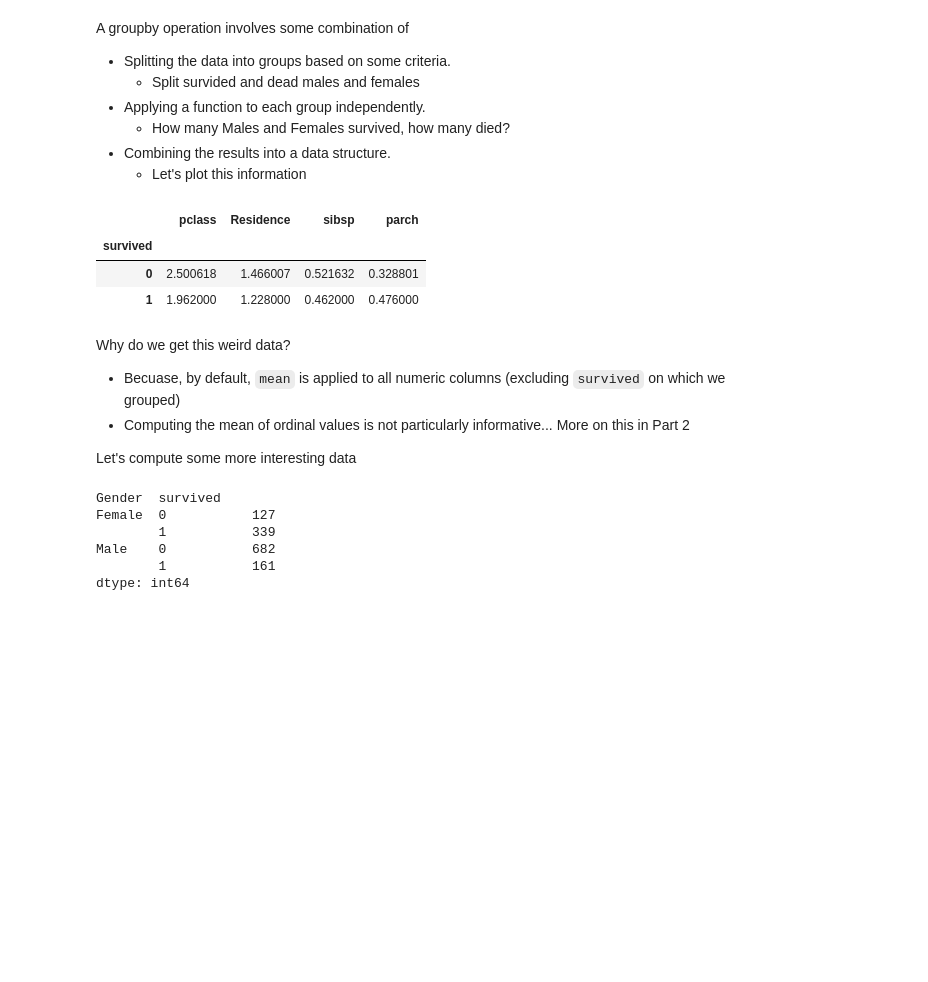
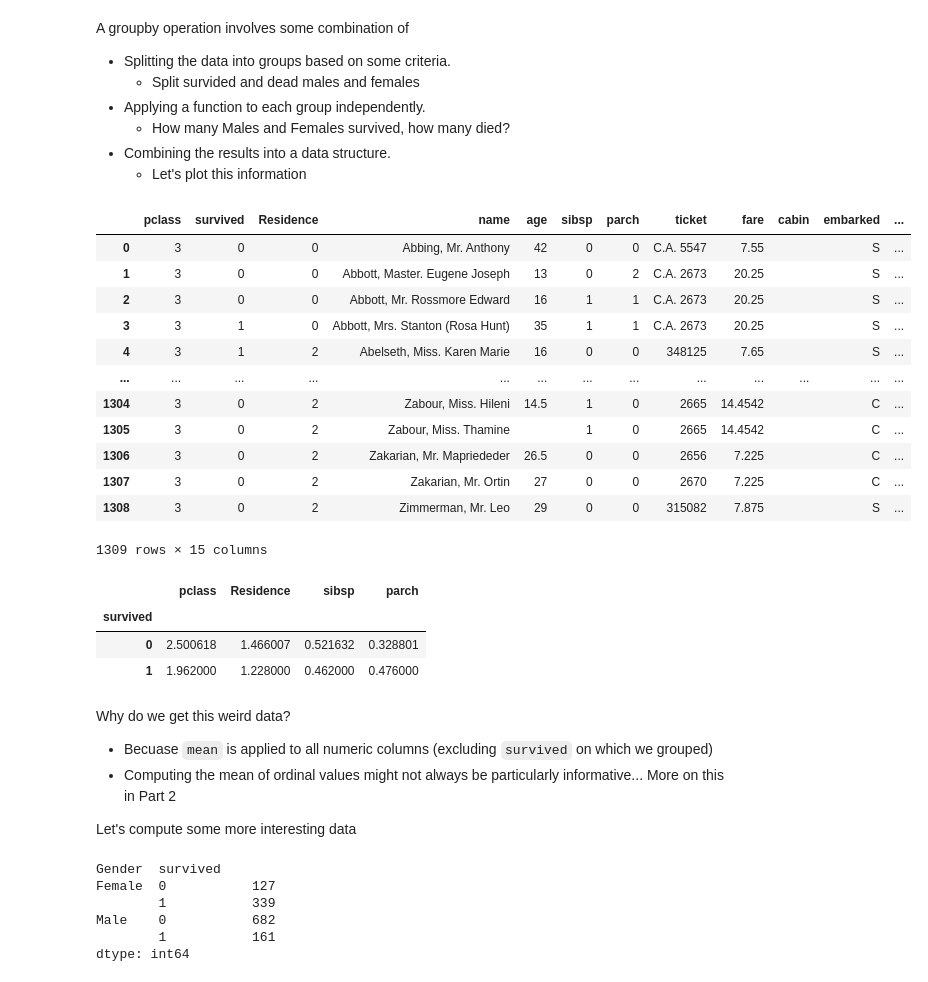
Before and after one commit to EMbeDS-education/IProML-GSSI-20232024, a Jupyter notebook: jupyter/jupyterNotebooks/Part1_Titanic_EDA.ipynb, the cells around one changed output. Drawn from its saved outputs; the diff is of its cells as text; code cells hidden in the pictures; blank space fills up the shorter version.

```diff
--- a/jupyter/jupyterNotebooks/Part1_Titanic_EDA.ipynb
+++ b/jupyter/jupyterNotebooks/Part1_Titanic_EDA.ipynb
@@ -61,5 +82,4 @@ import matplotlib.pyplot as plt
 #Another library for plotting: more advanced features than matplotlib
 import seaborn as sns
 # %%
-titanic_data = pd.read_csv('https://github.com/EMbeDS-education/IPDPP-GSSI-20212022/raw/main/datasets/TITANIC.csv')
-titanic_data.head()
+titanic_url='https://github.com/EMbeDS-education/IProML-GSSI-20232024/raw/main/datasets/TITANIC.csv'
@@ -72,0 +86,3 @@ titanic_data.head()
+# %%
+titanic_data = pd.read_csv(titanic_url)
+titanic_data.head()
@@ -133,4 +156,20 @@ A groupby operation involves some combination of
   - How many Males and Females survived, how many died?
 * Combining the results into a data structure.
   - Let's plot this information
+# %%
+titanic_data
+# %% [output]
+|  | pclass | survived | Residence | name | age | sibsp | parch | ticket | fare | cabin | embarked | ... |
+| 0 | 3 | 0 | 0 | Abbing, Mr. Anthony | 42 | 0 | 0 | C.A. 5547 | 7.55 |  | S | ... |
+| 1 | 3 | 0 | 0 | Abbott, Master. Eugene Joseph | 13 | 0 | 2 | C.A. 2673 | 20.25 |  | S | ... |
+| 2 | 3 | 0 | 0 | Abbott, Mr. Rossmore Edward | 16 | 1 | 1 | C.A. 2673 | 20.25 |  | S | ... |
+| 3 | 3 | 1 | 0 | Abbott, Mrs. Stanton (Rosa Hunt) | 35 | 1 | 1 | C.A. 2673 | 20.25 |  | S | ... |
+| 4 | 3 | 1 | 2 | Abelseth, Miss. Karen Marie | 16 | 0 | 0 | 348125 | 7.65 |  | S | ... |
+| ... | ... | ... | ... | ... | ... | ... | ... | ... | ... | ... | ... | ... |
+| 1304 | 3 | 0 | 2 | Zabour, Miss. Hileni | 14.5 | 1 | 0 | 2665 | 14.4542 |  | C | ... |
+| 1305 | 3 | 0 | 2 | Zabour, Miss. Thamine |  | 1 | 0 | 2665 | 14.4542 |  | C | ... |
+| 1306 | 3 | 0 | 2 | Zakarian, Mr. Mapriededer | 26.5 | 0 | 0 | 2656 | 7.225 |  | C | ... |
+| 1307 | 3 | 0 | 2 | Zakarian, Mr. Ortin | 27 | 0 | 0 | 2670 | 7.225 |  | C | ... |
+| 1308 | 3 | 0 | 2 | Zimmerman, Mr. Leo | 29 | 0 | 0 | 315082 | 7.875 |  | S | ... |
+1309 rows × 15 columns
 # %%
@@ -142,8 +181,8 @@ titanic_data.groupby(['survived']).mean()
 | 1 | 1.962000 | 1.228000 | 0.462000 | 0.476000 |
 # %% [markdown]
 Why do we get this weird data?
-- Becuase, by default, `mean` is applied to all numeric columns (excluding `survived` on which we grouped)
-- Computing the mean of ordinal values is not particularly informative... More on this in Part 2
+- Becuase `mean` is applied to all numeric columns (excluding `survived` on which we grouped)
+- Computing the mean of ordinal values might not always be particularly informative... More on this in Part 2
 
 Let's compute some more interesting data
 # %%
```
Also changed, not shown: parts of 9 cells of this notebook, 1 other file.
